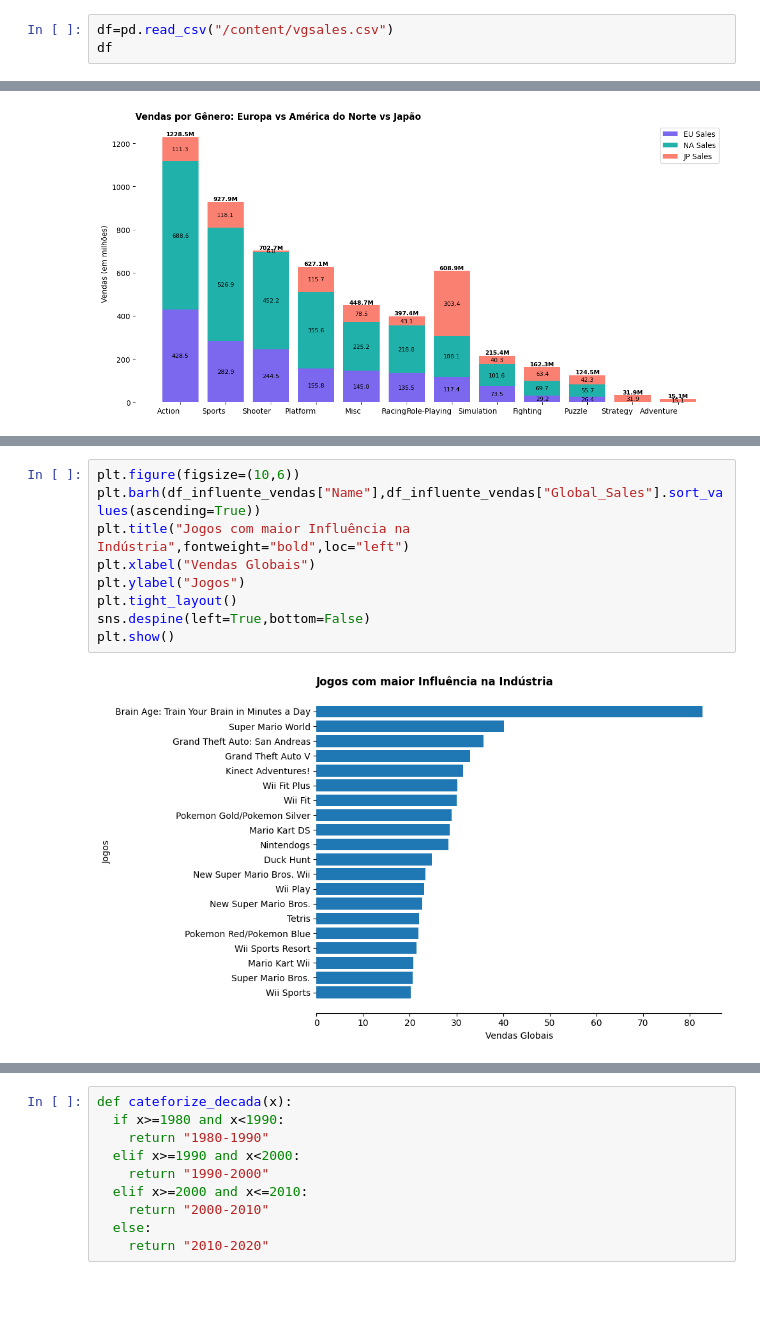
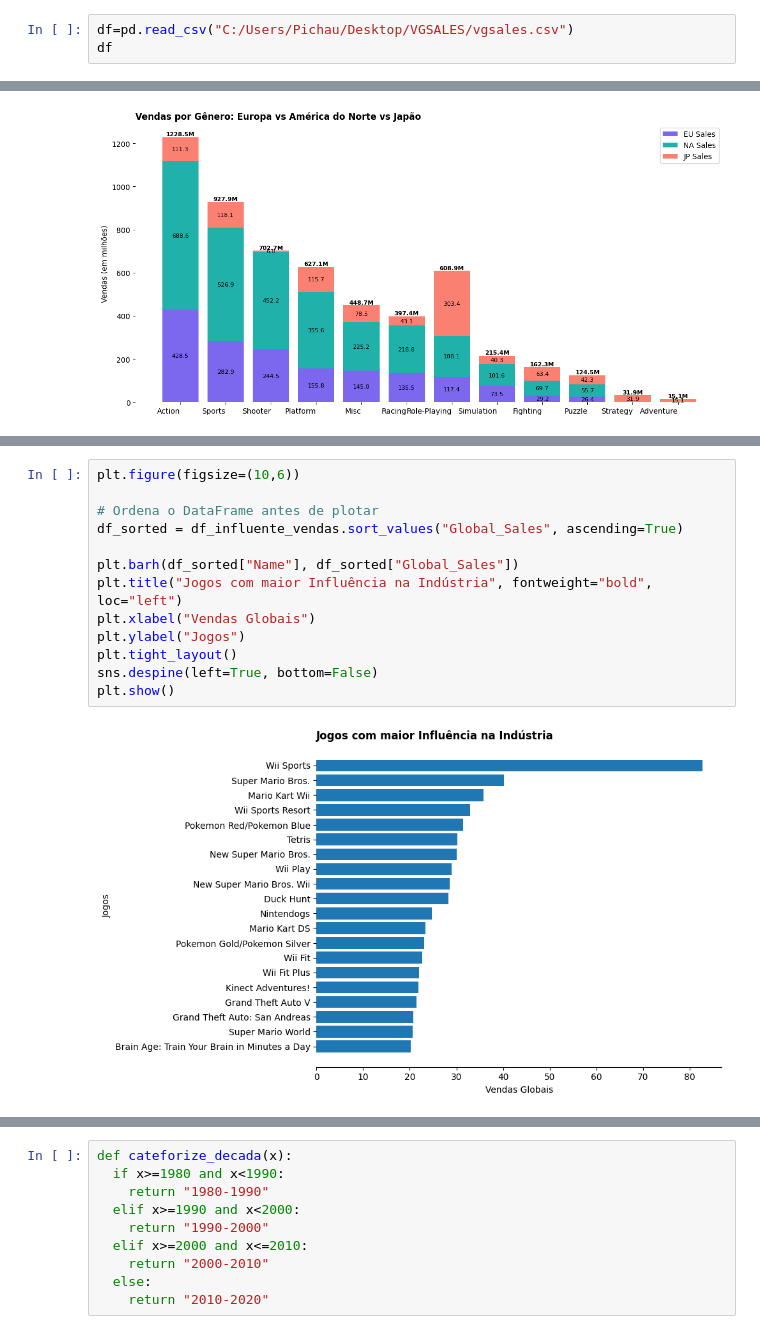
Before and after one commit to NatanGit85/vg_sales_new, a Jupyter notebook: data_set_vg_sales (1).ipynb, the cells around one changed output, grey strips where cells are left out. Saved outputs shown, nothing was run; the diff lists cells and outputs as text; blank space fills up the shorter version.

```diff
--- a/data_set_vg_sales (1).ipynb
+++ b/data_set_vg_sales (1).ipynb
@@ -50,4 +52,4 @@ Como as vendas se distribuem entre continentes?
 # %%
-df=pd.read_csv("/content/vgsales.csv")
+df=pd.read_csv("C:/Users/Pichau/Desktop/VGSALES/vgsales.csv")
 df
 # %% [output]
@@ -1012,12 +1112,16 @@ df_influente_vendas
 | 19 | 20 | Brain Age: Train Your Brain in Mi... | DS | 2005 | Misc | Nintendo | 4.75 | 9.26 | 4.16 | 2.05 | ... |
 # %%
 plt.figure(figsize=(10,6))
-plt.barh(df_influente_vendas["Name"],df_influente_vendas["Global_Sales"].sort_values(ascending=True))
-plt.title("Jogos com maior Influência na Indústria",fontweight="bold",loc="left")
+
+# Ordena o DataFrame antes de plotar
+df_sorted = df_influente_vendas.sort_values("Global_Sales", ascending=True)
+
+plt.barh(df_sorted["Name"], df_sorted["Global_Sales"])
+plt.title("Jogos com maior Influência na Indústria", fontweight="bold", loc="left")
 plt.xlabel("Vendas Globais")
 plt.ylabel("Jogos")
 plt.tight_layout()
-sns.despine(left=True,bottom=False)
+sns.despine(left=True, bottom=False)
 plt.show()
 # %% [output]
-[figure, old version]
+[figure, new version]
```
Also changed, not shown: parts of 79 cells of this notebook.
